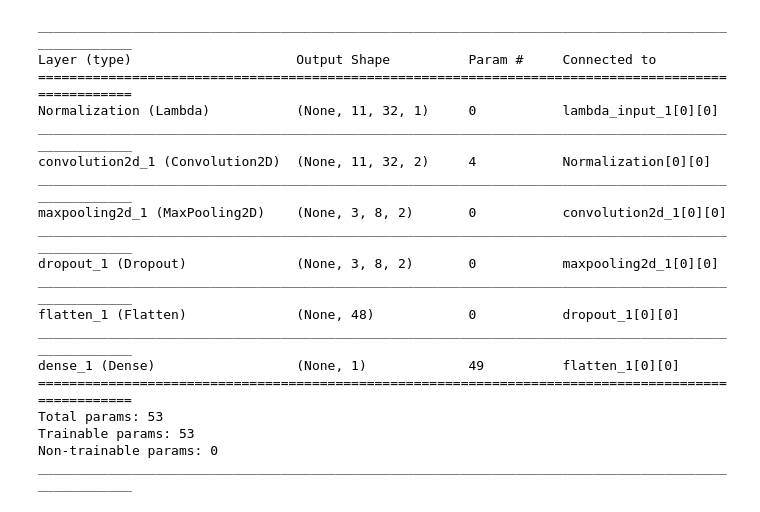
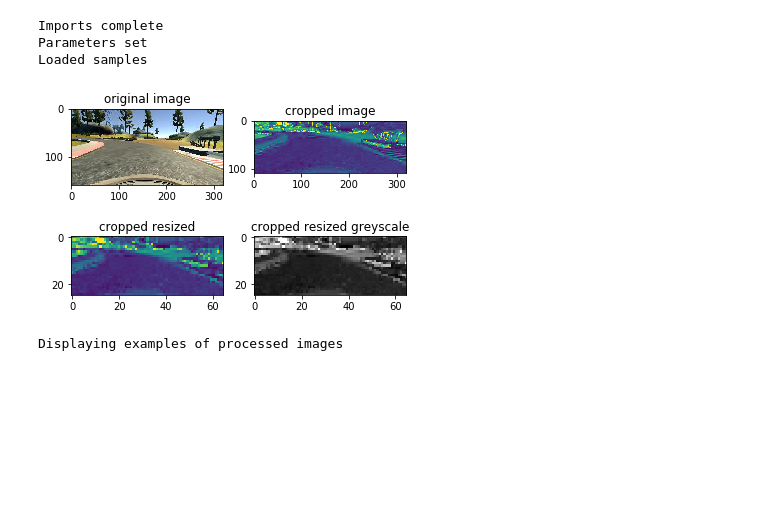
Before and after one commit to ooleksyuk/CarND-Behavioral-Cloning-P3, a Jupyter notebook: model.ipynb, the cells around one changed output. Cells and saved outputs as stored; diff of their text form; code cells hidden in the pictures; blank space fills up the shorter version.

```diff
--- a/model.ipynb
+++ b/model.ipynb
@@ -149,5 +0,0 @@ def post_process(X, y):
-# %%
-# Get data for training ready
-samples = csv_to_samples('data/driving_log.csv');
-X, y = generate_array(samples, batch_size());
-X_train, y_train = post_process(X=X, y=y);
@@ -162,31 +0,0 @@ Training Data Size:  (48216, 11, 32, 1) (48216,)
-# %%
-# Convolutional Neural Network Model Architecture
-model = Sequential()
-model.add(Lambda(lambda x: x/127.5 - 1., input_shape=(rows(), cols(), 1), name='Normalization'))
-model.add(Conv2D(2, 1, 1, border_mode='same', activation='relu'))
-model.add(MaxPooling2D((4, 4), (4, 4), 'same'))
-model.add(Dropout(0.3))
-model.add(Flatten())
-model.add(Dense(1))
-# .summary function can provide data about the model input paramt and architecture, for reporting purposes
-model.summary()
-# %% [output]
-____________________________________________________________________________________________________
-Layer (type)                     Output Shape          Param #     Connected to
-====================================================================================================
-Normalization (Lambda)           (None, 11, 32, 1)     0           lambda_input_1[0][0]
-____________________________________________________________________________________________________
-convolution2d_1 (Convolution2D)  (None, 11, 32, 2)     4           Normalization[0][0]
-____________________________________________________________________________________________________
-maxpooling2d_1 (MaxPooling2D)    (None, 3, 8, 2)       0           convolution2d_1[0][0]
-____________________________________________________________________________________________________
-dropout_1 (Dropout)              (None, 3, 8, 2)       0           maxpooling2d_1[0][0]
-____________________________________________________________________________________________________
-flatten_1 (Flatten)              (None, 48)            0           dropout_1[0][0]
-____________________________________________________________________________________________________
-dense_1 (Dense)                  (None, 1)             49          flatten_1[0][0]
-====================================================================================================
-Total params: 53
-Trainable params: 53
-Non-trainable params: 0
-____________________________________________________________________________________________________
@@ -193 +132,38 @@ ________________________________________________________________________________
+# %%
+import csv
+from PIL import Image
+import matplotlib.pyplot as plt
+import matplotlib.image as mpimg
+import cv2
+import numpy as np
+from sklearn.utils import shuffle as sk_shuffle
+from keras.models import Sequential
+from keras.layers import Lambda, MaxPooling2D, Dropout, Flatten, Dense, Conv2D
+from keras.models import model_from_json
+print("Imports complete")
+
+cropped_pixels_x = 40
+cropped_pixels_y = -10
+channels = 1
+new_rows = 25
+new_cols = 65
+# amount of steering wheel angle correction applied
+# to images from the left and the right cameras
+steering_correction = 0.275
+batch_size = 128
+X, y = [], []
+print("Parameters set")
+
+samples = load_samples()
+print("Loaded samples")
+# %% [output]
+Imports complete
+Parameters set
+Loaded samples
+# %%
+show_sample(samples)
+print("Displaying examples of processed images")
+# %% [output]
+[figure, added]
+Displaying examples of processed images
 # %%
```
Also changed, not shown: parts of 17 cells of this notebook, 10 other files.
